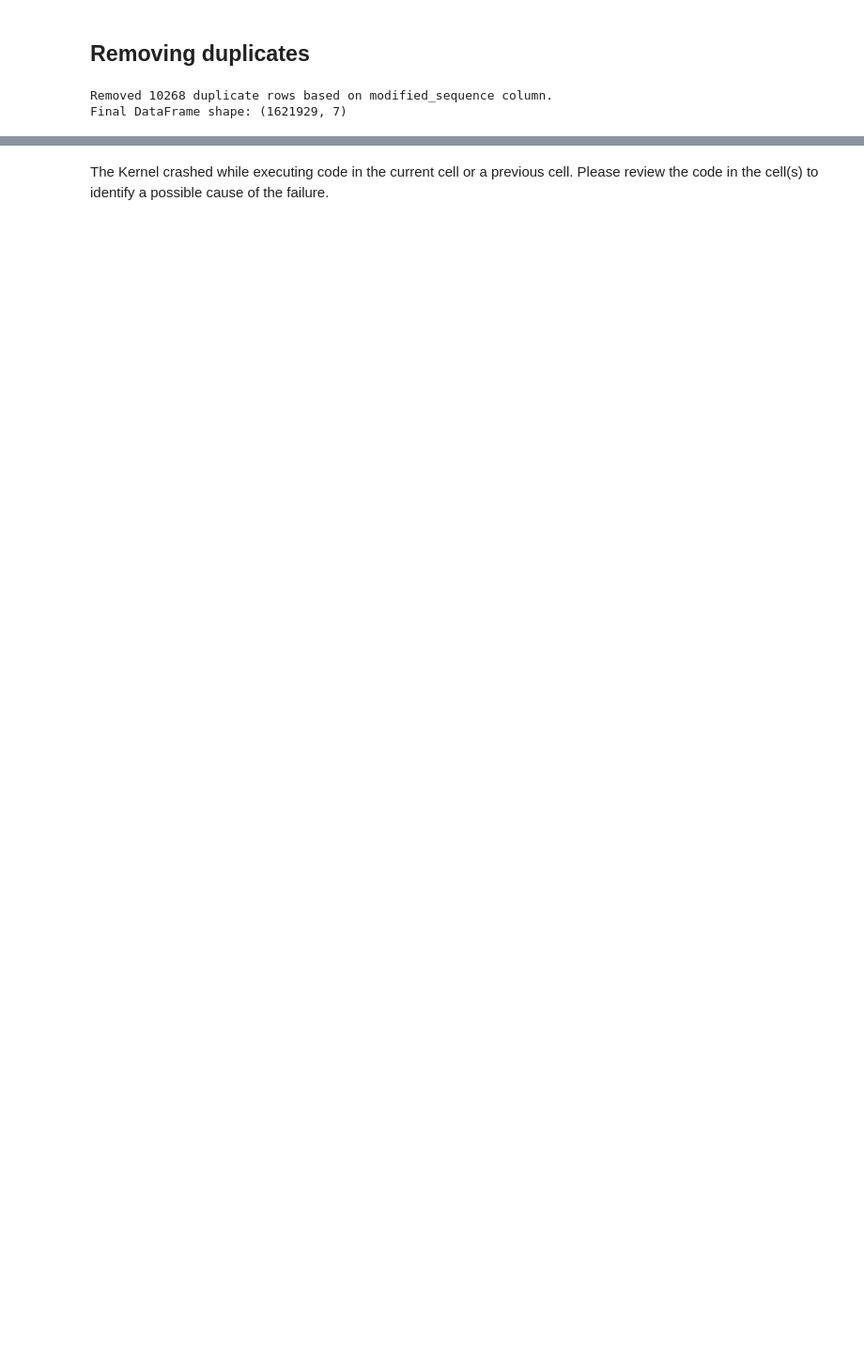
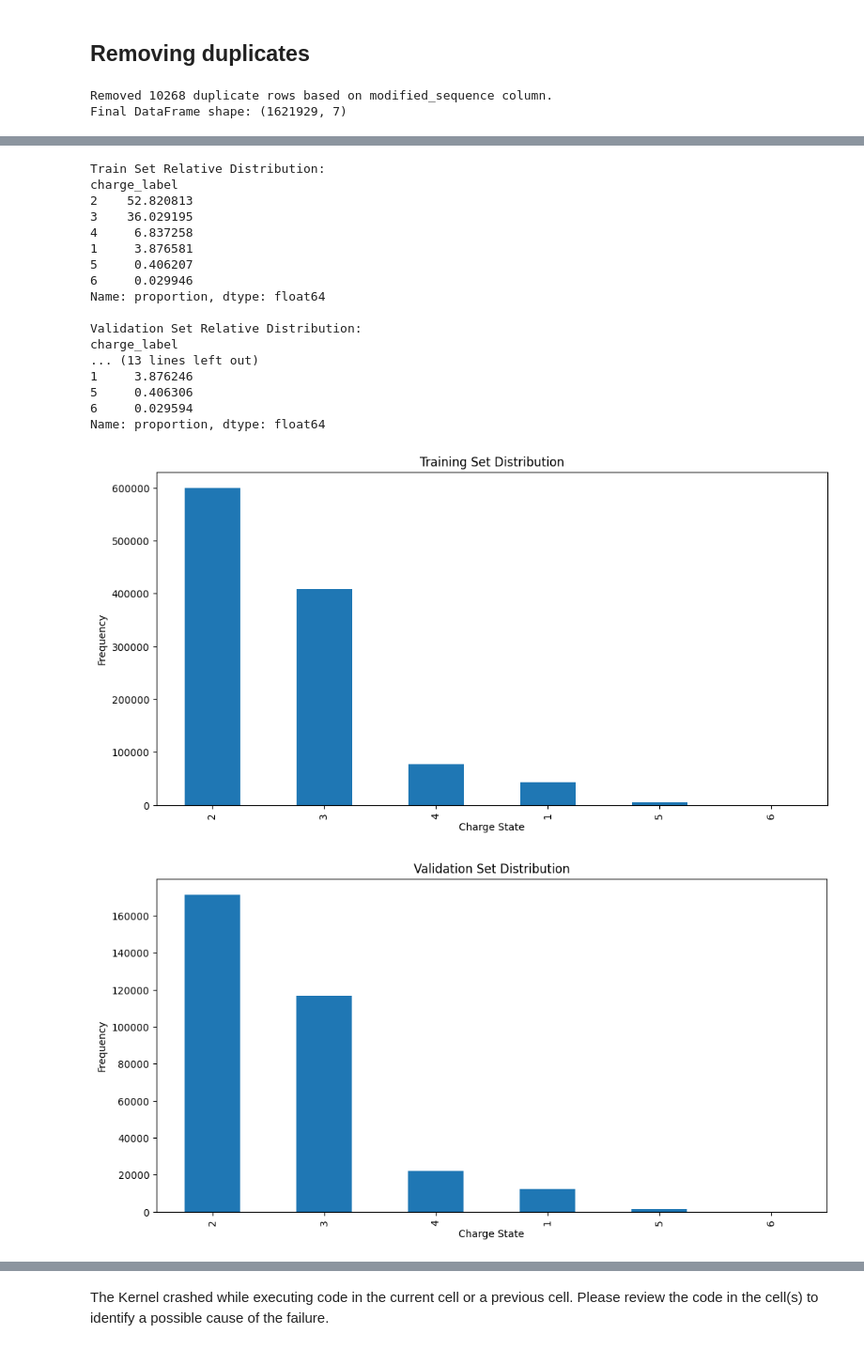
Before and after one commit to wilhelm-lab/PROSPECT, a Jupyter notebook: processing_and_eda/precursor_charge_processing.ipynb, the cells around one changed output, grey strips where cells are left out. Shown at 94% size. Cells and saved outputs as stored; diff of their text form; code cells hidden in the pictures; blank space fills up the shorter version.

```diff
--- a/processing_and_eda/precursor_charge_processing.ipynb
+++ b/processing_and_eda/precursor_charge_processing.ipynb
@@ -402,0 +503,22 @@ Name: 20, dtype: object
+# %%
+train_df, val_df, test_df = split_and_analyze_data(final_df)
+# %% [output]
+Train Set Relative Distribution:
+charge_label
+2    52.820813
+3    36.029195
+4     6.837258
+1     3.876581
+5     0.406207
+6     0.029946
+Name: proportion, dtype: float64
+
+Validation Set Relative Distribution:
+charge_label
+... (13 lines left out)
+1     3.876246
+5     0.406306
+6     0.029594
+Name: proportion, dtype: float64
+[figure, added]
+[figure, added]
```
Also changed, not shown: parts of 31 cells of this notebook, 1 other file.
